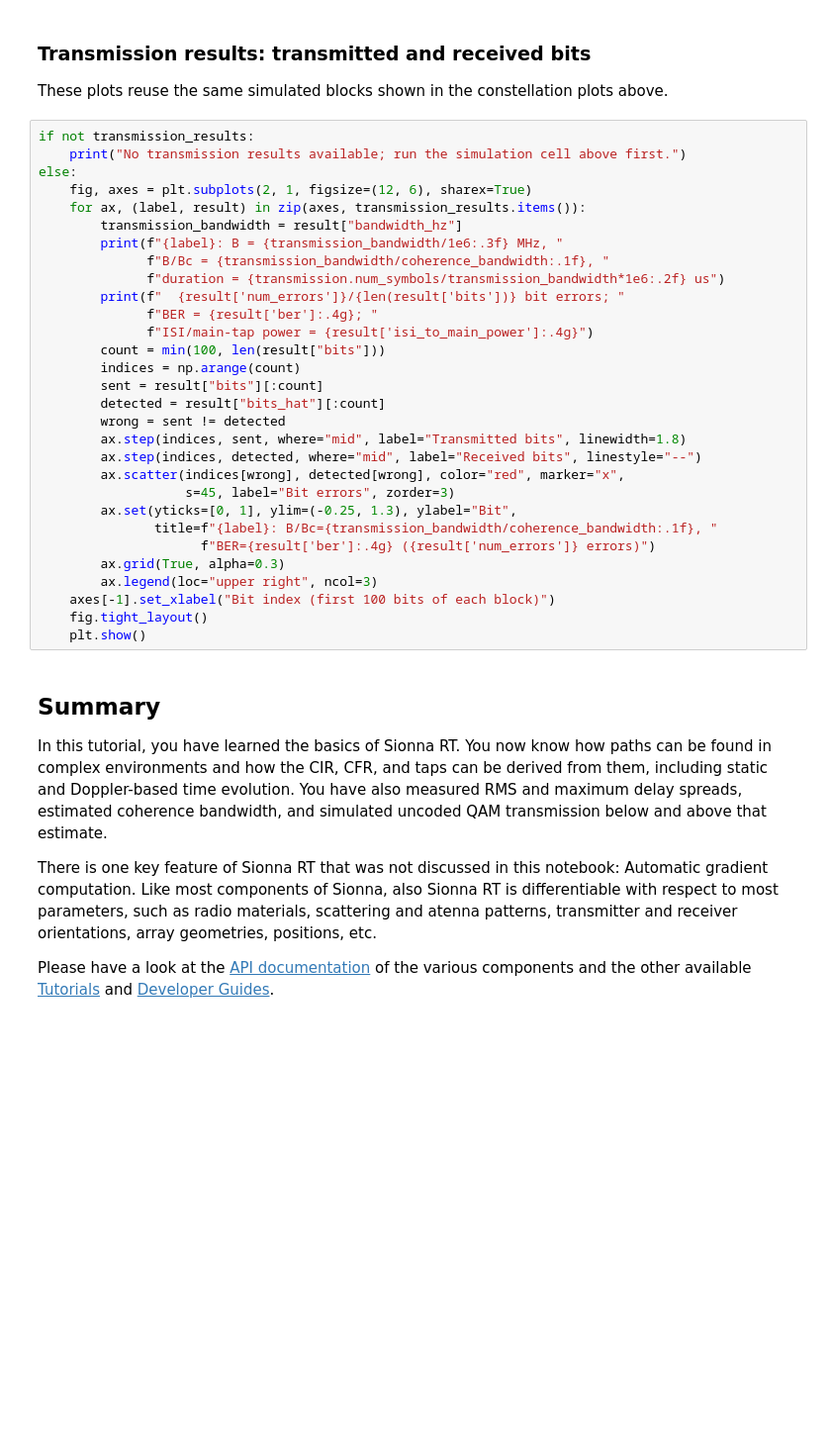
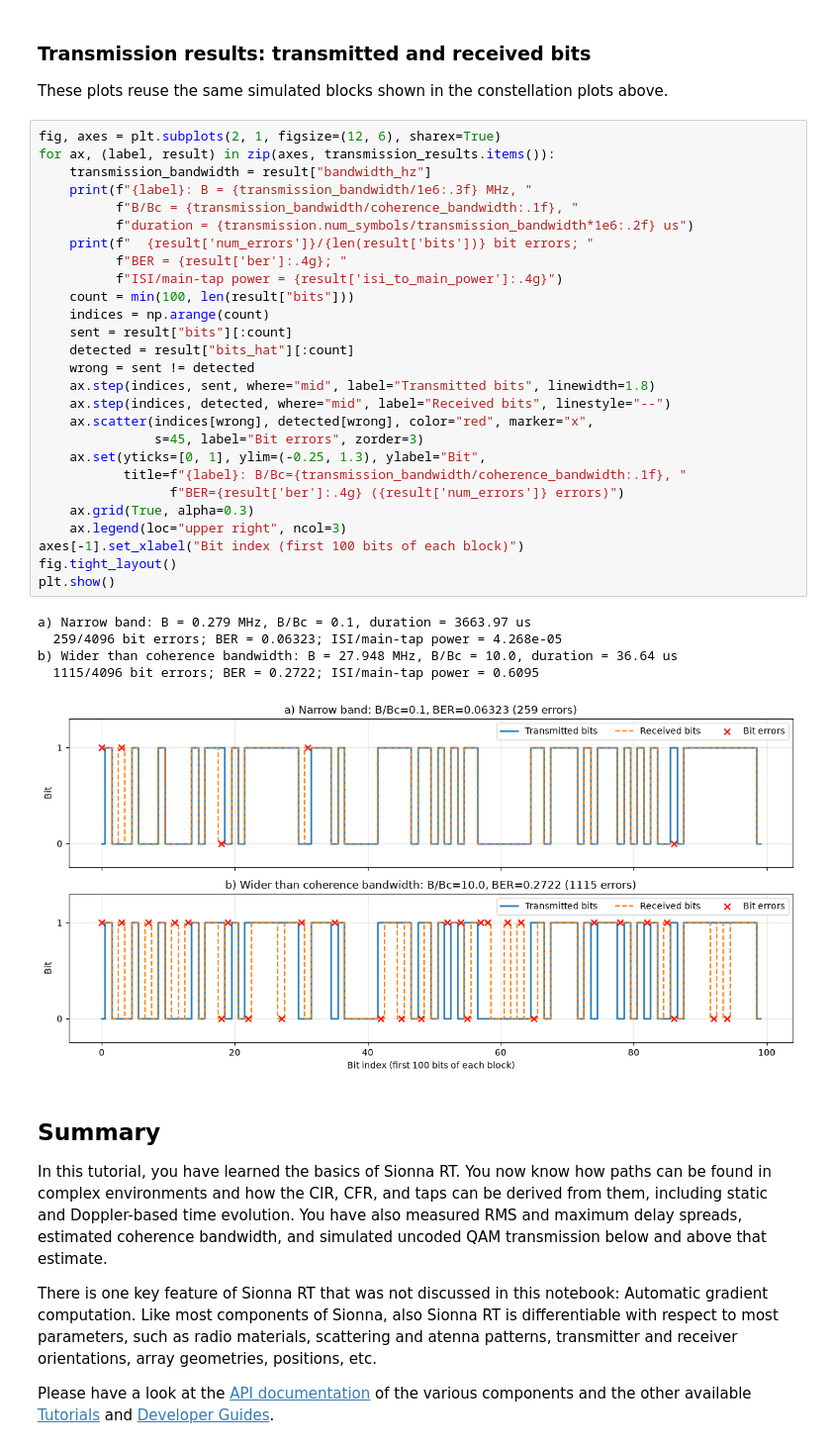
Before and after one commit to lostinafro/comm-workshops, a Jupyter notebook: 2026_wirelesscomms/raytracer_channel.ipynb, the cells around one changed output. Shown at 99% size. Cells and saved outputs as stored; diff of their text form; blank space fills up the shorter version.

```diff
--- a/2026_wirelesscomms/raytracer_channel.ipynb
+++ b/2026_wirelesscomms/raytracer_channel.ipynb
@@ -670,35 +705,38 @@ else:
 
 These plots reuse the same simulated blocks shown in the constellation plots above.
 # %%
-if not transmission_results:
-    print("No transmission results available; run the simulation cell above first.")
-else:
-    fig, axes = plt.subplots(2, 1, figsize=(12, 6), sharex=True)
-    for ax, (label, result) in zip(axes, transmission_results.items()):
-        transmission_bandwidth = result["bandwidth_hz"]
-        print(f"{label}: B = {transmission_bandwidth/1e6:.3f} MHz, "
-              f"B/Bc = {transmission_bandwidth/coherence_bandwidth:.1f}, "
-              f"duration = {transmission.num_symbols/transmission_bandwidth*1e6:.2f} us")
-        print(f"  {result['num_errors']}/{len(result['bits'])} bit errors; "
-              f"BER = {result['ber']:.4g}; "
-              f"ISI/main-tap power = {result['isi_to_main_power']:.4g}")
-        count = min(100, len(result["bits"]))
-        indices = np.arange(count)
-        sent = result["bits"][:count]
-        detected = result["bits_hat"][:count]
-        wrong = sent != detected
-        ax.step(indices, sent, where="mid", label="Transmitted bits", linewidth=1.8)
-        ax.step(indices, detected, where="mid", label="Received bits", linestyle="--")
-        ax.scatter(indices[wrong], detected[wrong], color="red", marker="x",
-                   s=45, label="Bit errors", zorder=3)
-        ax.set(yticks=[0, 1], ylim=(-0.25, 1.3), ylabel="Bit",
-               title=f"{label}: B/Bc={transmission_bandwidth/coherence_bandwidth:.1f}, "
-                     f"BER={result['ber']:.4g} ({result['num_errors']} errors)")
-        ax.grid(True, alpha=0.3)
-        ax.legend(loc="upper right", ncol=3)
-    axes[-1].set_xlabel("Bit index (first 100 bits of each block)")
-    fig.tight_layout()
-    plt.show()
+fig, axes = plt.subplots(2, 1, figsize=(12, 6), sharex=True)
+for ax, (label, result) in zip(axes, transmission_results.items()):
+    transmission_bandwidth = result["bandwidth_hz"]
+    print(f"{label}: B = {transmission_bandwidth/1e6:.3f} MHz, "
+          f"B/Bc = {transmission_bandwidth/coherence_bandwidth:.1f}, "
+          f"duration = {transmission.num_symbols/transmission_bandwidth*1e6:.2f} us")
+    print(f"  {result['num_errors']}/{len(result['bits'])} bit errors; "
+          f"BER = {result['ber']:.4g}; "
+          f"ISI/main-tap power = {result['isi_to_main_power']:.4g}")
+    count = min(100, len(result["bits"]))
+    indices = np.arange(count)
+    sent = result["bits"][:count]
+    detected = result["bits_hat"][:count]
+    wrong = sent != detected
+    ax.step(indices, sent, where="mid", label="Transmitted bits", linewidth=1.8)
+    ax.step(indices, detected, where="mid", label="Received bits", linestyle="--")
+    ax.scatter(indices[wrong], detected[wrong], color="red", marker="x",
+               s=45, label="Bit errors", zorder=3)
+    ax.set(yticks=[0, 1], ylim=(-0.25, 1.3), ylabel="Bit",
+           title=f"{label}: B/Bc={transmission_bandwidth/coherence_bandwidth:.1f}, "
+                 f"BER={result['ber']:.4g} ({result['num_errors']} errors)")
+    ax.grid(True, alpha=0.3)
+    ax.legend(loc="upper right", ncol=3)
+axes[-1].set_xlabel("Bit index (first 100 bits of each block)")
+fig.tight_layout()
+plt.show()
+# %% [output]
+a) Narrow band: B = 0.279 MHz, B/Bc = 0.1, duration = 3663.97 us
+  259/4096 bit errors; BER = 0.06323; ISI/main-tap power = 4.268e-05
+b) Wider than coherence bandwidth: B = 27.948 MHz, B/Bc = 10.0, duration = 36.64 us
+  1115/4096 bit errors; BER = 0.2722; ISI/main-tap power = 0.6095
+[figure, added]
 # %% [markdown]
 ## Summary
 
```
Also changed, not shown: parts of 21 cells of this notebook.
